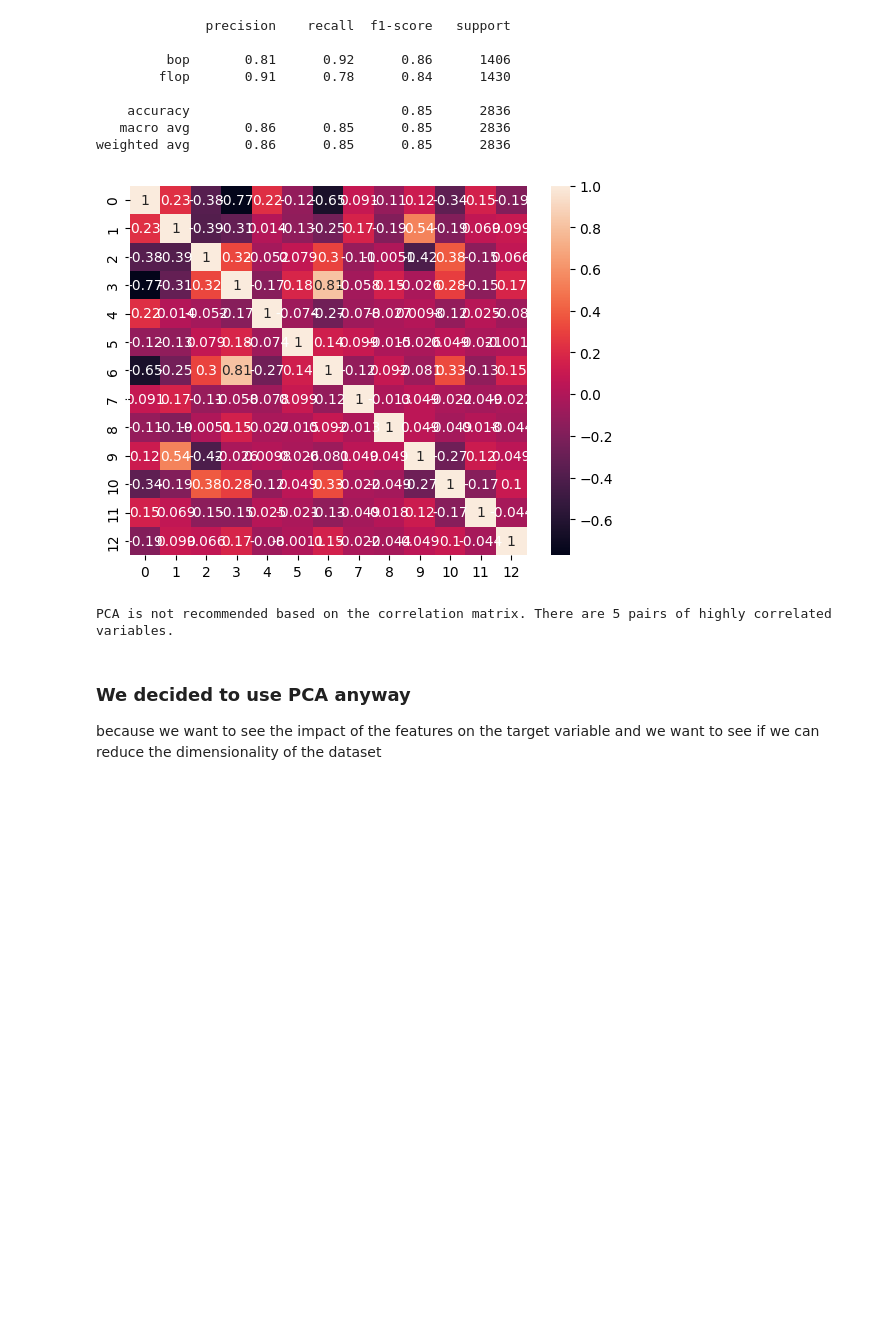
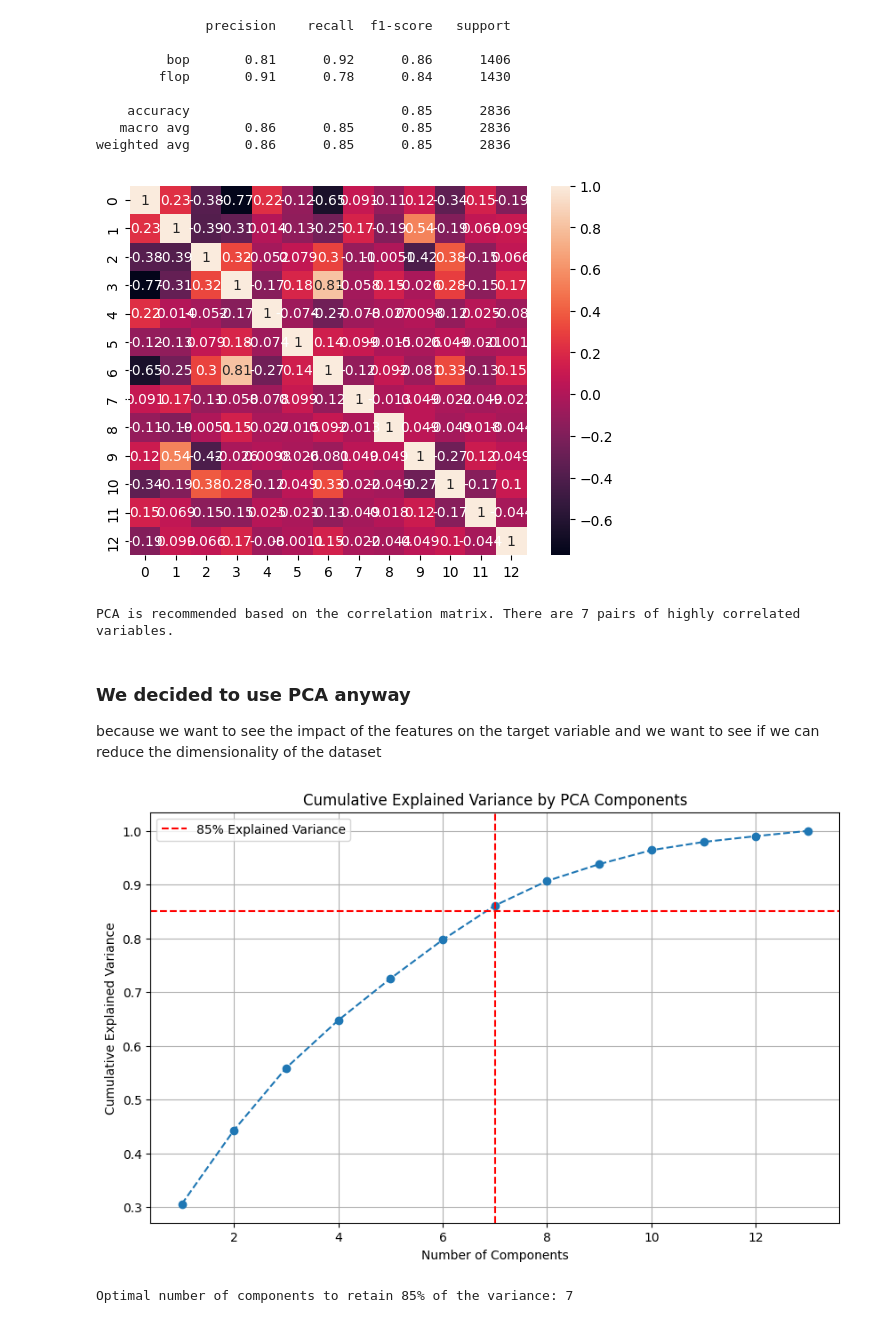
Before and after one commit to MorrisSimons/SCH_spotify_ml_project, a Jupyter notebook: largeset_version/main.ipynb, the cells around one changed output. Cells and saved outputs as stored; diff of their text form; code cells hidden in the pictures; blank space fills up the shorter version.

```diff
--- a/largeset_version/main.ipynb
+++ b/largeset_version/main.ipynb
@@ -659,7 +675,7 @@ corr_matrix = np.corrcoef(X_train[features].T)
 sns.heatmap(corr_matrix, annot=True)
 plt.show()
 
-high_correlation_threshold = 0.6
+high_correlation_threshold = 0.4
 
 # Calculate the number of variables with at least one high correlation
 # We subtract the count by the length of the matrix to ignore the diagonal (self-correlation)
@@ -673,8 +689,40 @@ pca_recommended = high_correlations > len(corr_matrix) * 0.5
 print(f"PCA is {'recommended' if pca_recommended else 'not recommended'} based on the correlation matrix. There are {int(high_correlations)} pairs of highly correlated variables.")
 # %% [output]
 [figure]
-PCA is not recommended based on the correlation matrix. There are 5 pairs of highly correlated variables.
+PCA is recommended based on the correlation matrix. There are 7 pairs of highly correlated variables.
 # %% [markdown]
 ### We decided to use PCA anyway
 because we want to see the impact of the features on the target variable and we want to see if we can reduce the dimensionality of the dataset
+# %%
+from sklearn.decomposition import PCA
+pca = PCA()
+pca.fit(X_train[features])
+
+# Calculating the cumulative explained variance ratio
+cumulative_explained_variance = np.cumsum(pca.explained_variance_ratio_)
+limit = 0.85
+
+# Plotting the cumulative explained variance to visualize the optimal number of components
+plt.figure(figsize=(10, 6))
+plt.plot(range(1, len(cumulative_explained_variance) + 1), cumulative_explained_variance, marker='o', linestyle='--')
+plt.title('Cumulative Explained Variance by PCA Components')
+plt.xlabel('Number of Components')
+plt.ylabel('Cumulative Explained Variance')
+plt.axhline(y=limit, color='r', linestyle='--', label='85% Explained Variance')
+plt.axvline(x=np.where(cumulative_explained_variance >= limit)[0][0] + 1, color='r', linestyle='--')
+plt.legend(loc='best')
+plt.grid(True)
+plt.show()
+
+# To find the exact number of components explaining 85% of the variance
+optimal_n_components = np.where(cumulative_explained_variance >= limit)[0][0] + 1
+print(f"Optimal number of components to retain 85% of the variance: {optimal_n_components}")
+
+# Now, fitting PCA again with the optimal number of components found
+pca_optimal = PCA(n_components=optimal_n_components)
+X_train_pca_optimal = pca_optimal.fit_transform(X_train[features])
+X_test_pca_optimal = pca_optimal.transform(X_test[features])
+# %% [output]
+[figure, added]
+Optimal number of components to retain 85% of the variance: 7
 # %%
```
Also changed, not shown: parts of 20 cells of this notebook.
